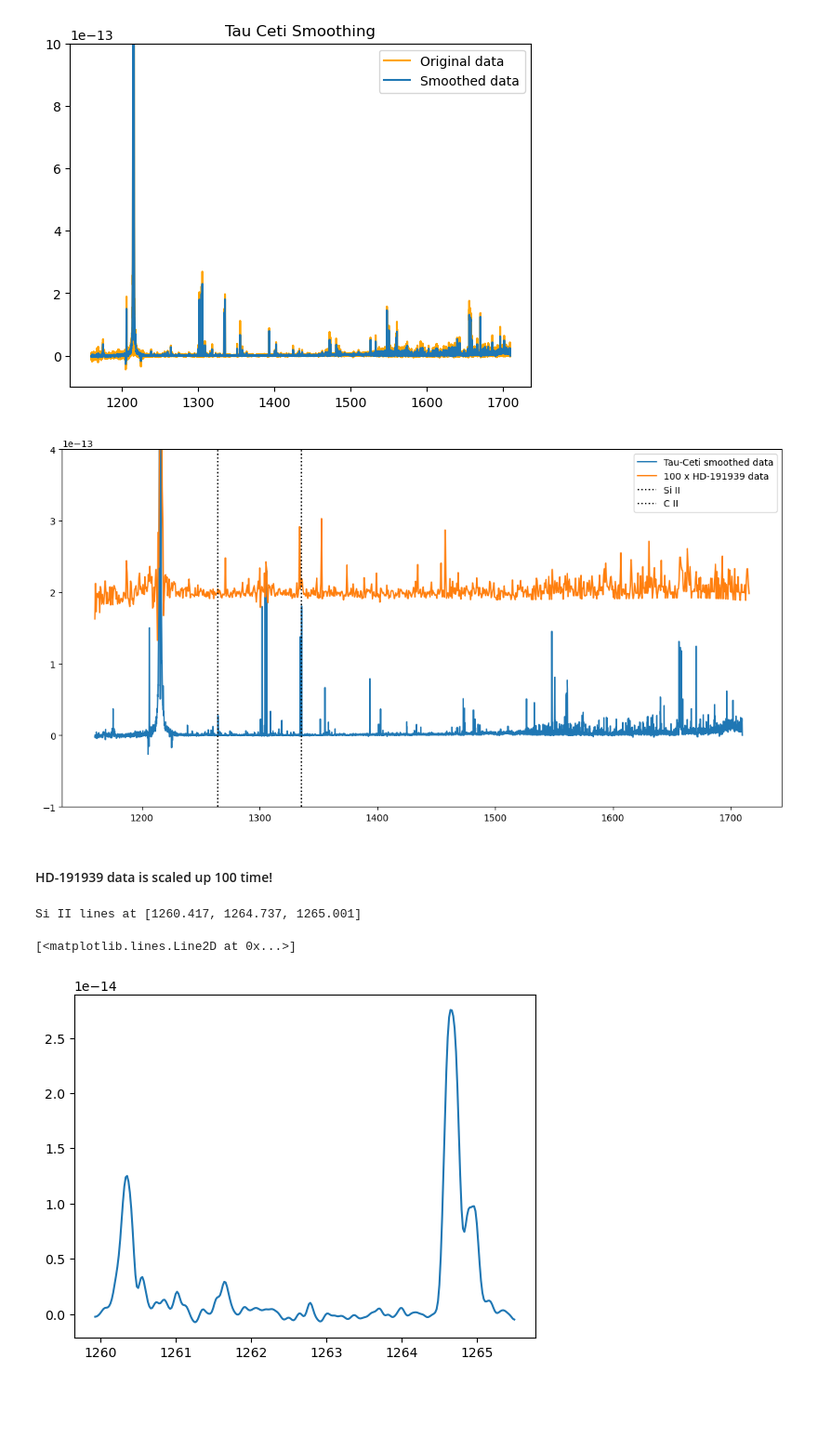
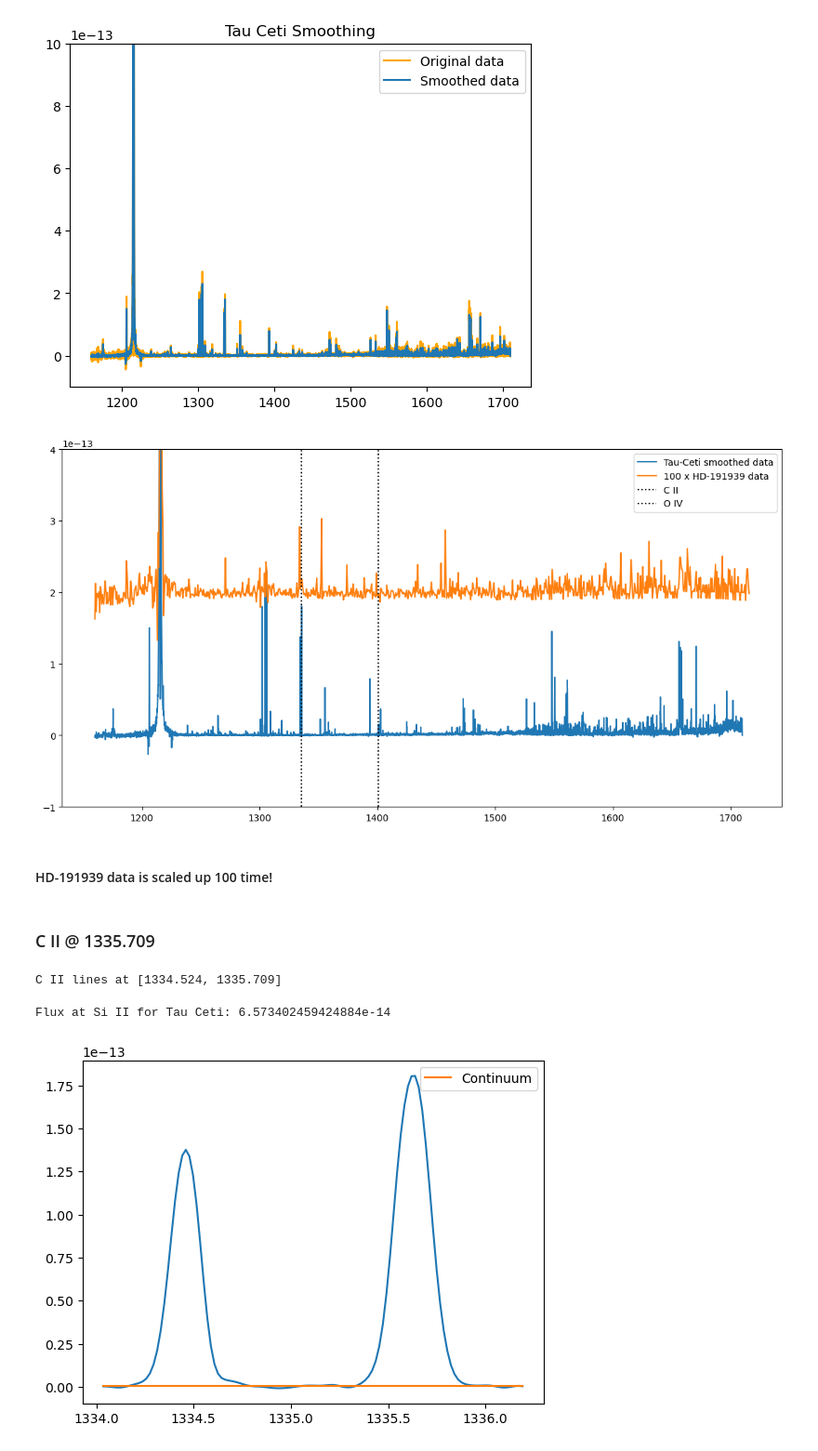
Before and after one commit to bellalongo/Star-Emission-Line-Flux, a Jupyter notebook: HD-191939/hd-191939_comparison.ipynb, the cells around one changed output. Shown at 93% size. Drawn from its saved outputs; the diff is of its cells as text; code cells hidden in the pictures; blank space fills up the shorter version.

```diff
--- a/HD-191939/hd-191939_comparison.ipynb
+++ b/HD-191939/hd-191939_comparison.ipynb
@@ -165,35 +166,45 @@ plt.plot(smoothtc_wavelength_data, smoothtc_flux_data, label = 'Tau-Ceti smoothe
 plt.plot(hd_wavelength_data, 2e-13 + 100*hd_flux_data, label = '100 x HD-191939 data')
 
 # Plot line comparisons
-plt.axvline(x = 1264.737, color = 'black', ls = 'dotted', label= 'Si II')
 plt.axvline(x = 1335.709, color = 'black', ls = 'dotted', label= 'C II')
-# plt.axvline(x = 1400, color = 'black', ls = 'dotted', label= 'C II')
-
-
+# plt.axvline(x = 1371.08, color = 'black', ls = 'dotted', label= 'Fe XXI')
+plt.axvline(x = 1401, color = 'black', ls = 'dotted', label= 'O IV')
 
 plt.ylim(-1e-13, 4e-13)
 plt.legend()
 plt.show()
 # %% [output]
-[figure, old version]
+[figure, new version]
 # %% [markdown]
 #### HD-191939 data is scaled up 100 time!
+# %% [markdown]
+### C II @ 1335.709
+# %%
+# Si II @ 1264 A
+cII_lines = grouped_rest_data['C II'][1]
+print(f'C II lines at {cII_lines}')
+# %% [output]
+C II lines at [1334.524, 1335.709]
 # %%
-# Si II @ 1264 A
-siII_lines = grouped_rest_data['Si II'][0]
-print(f'Si II lines at {siII_lines}')
-
 # Tau Ceti
 tc_peak_width = 0.5
-tc_siII_mask = (smoothtc_wavelength_data > siII_lines[0] - tc_peak_width) & (smoothtc_wavelength_data < siII_lines[2] + tc_peak_width)
+tc_cII_mask = (smoothtc_wavelength_data > cII_lines[0] - tc_peak_width) & (smoothtc_wavelength_data < cII_lines[1] + tc_peak_width)
 
 # Calculate the continuum
-continuum = split_create_trendline(smoothtc_wavelength_data[tc_siII_mask], smoothtc_flux_data[tc_siII_mask], peak_width_pixels):
+peak_width, peak_width_pixels, flux_range = peak_width_finder('E140M', smoothtc_wavelength_data[tc_cII_mask])
+continuum = split_create_trendline(smoothtc_wavelength_data[tc_cII_mask], smoothtc_flux_data[tc_cII_mask], peak_width_pixels)
 
-plt.plot(smoothtc_wavelength_data[tc_siII_mask], smoothtc_flux_data[tc_siII_mask])
-plt.axhline()
+# Calculate the flux
+w0,w1 = wavelength_edges(smoothtc_wavelength_data[tc_cII_mask])
+total_sumflux = np.sum(smoothtc_flux_data[tc_cII_mask]*(w1-w0))
+continuum_sumflux = np.sum(continuum*(w1-w0))
+tc_total_flux = total_sumflux - continuum_sumflux
+print(f'Flux at C II for Tau Ceti: {tc_total_flux}')
+
+plt.plot(smoothtc_wavelength_data[tc_cII_mask], smoothtc_flux_data[tc_cII_mask])
+plt.plot(smoothtc_wavelength_data[tc_cII_mask], continuum, label = 'Continuum')
+plt.legend()
 plt.show()
 # %% [output]
-Si II lines at [1260.417, 1264.737, 1265.001]
+Flux at Si II for Tau Ceti: 6.573402459424884e-14
-[<matplotlib.lines.Line2D at 0x...>]
-[figure, old version]
+[figure, new version]
```
Also changed, not shown: parts of 10 cells of this notebook.
